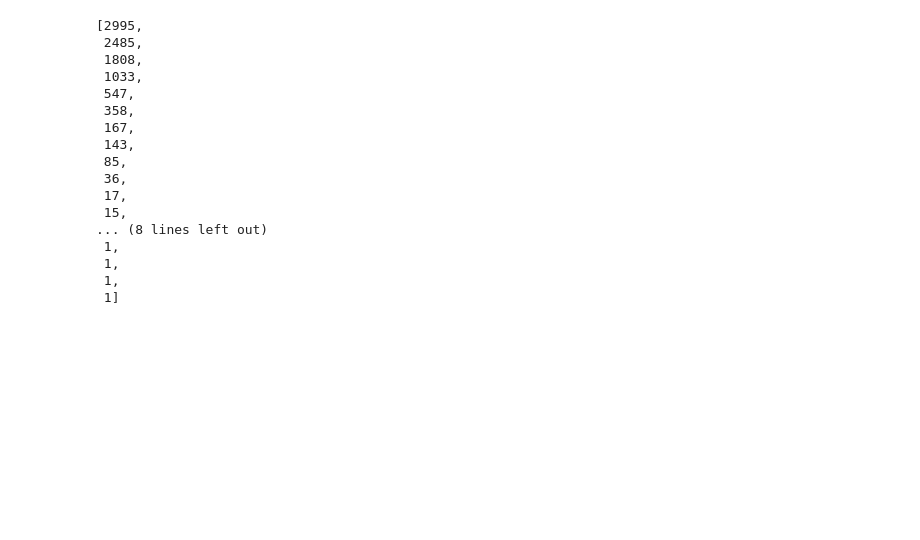
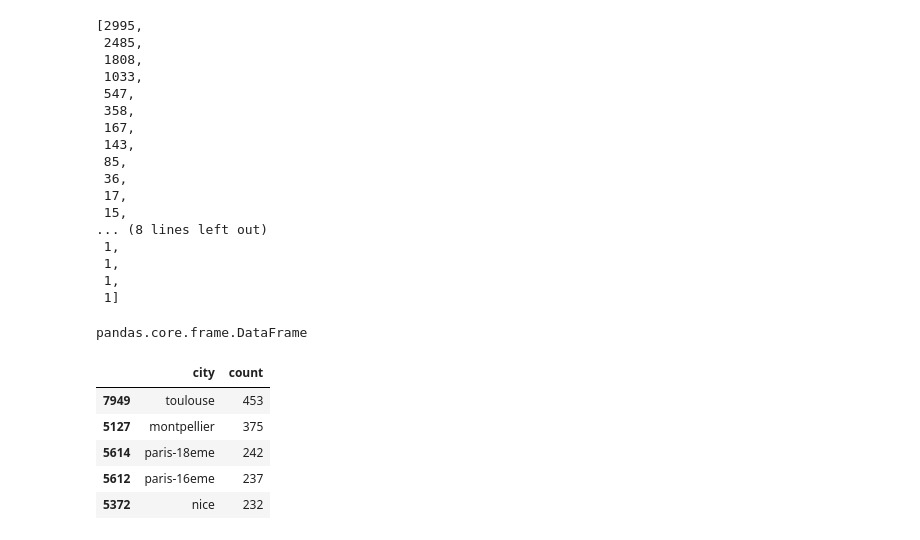
Before and after one commit to Simon-Bertrand/RealEstatePricing, a Jupyter notebook: Test.ipynb, the cells around one changed output. Cells and saved outputs as stored; diff of their text form; code cells hidden in the pictures; blank space fills up the shorter version.

```diff
--- a/Test.ipynb
+++ b/Test.ipynb
@@ -48,0 +82,19 @@ def histogram(pdData,column,nb=100,**kargs):
+# %%
+A = df[['city','price']].groupby(['city'])['price'] \
+                             .count() \
+                             .reset_index(name='count') \
+                             .sort_values(['count'], ascending=False) \
+                             .head(20)
+# %%
+type(A)
+# %% [output]
+pandas.core.frame.DataFrame
+# %%
+A.head()
+# %% [output]
+|  | city | count |
+| 7949 | toulouse | 453 |
+| 5127 | montpellier | 375 |
+| 5614 | paris-18eme | 242 |
+| 5612 | paris-16eme | 237 |
+| 5372 | nice | 232 |
```
Also changed, not shown: parts of 21 cells of this notebook, 6 other files.
